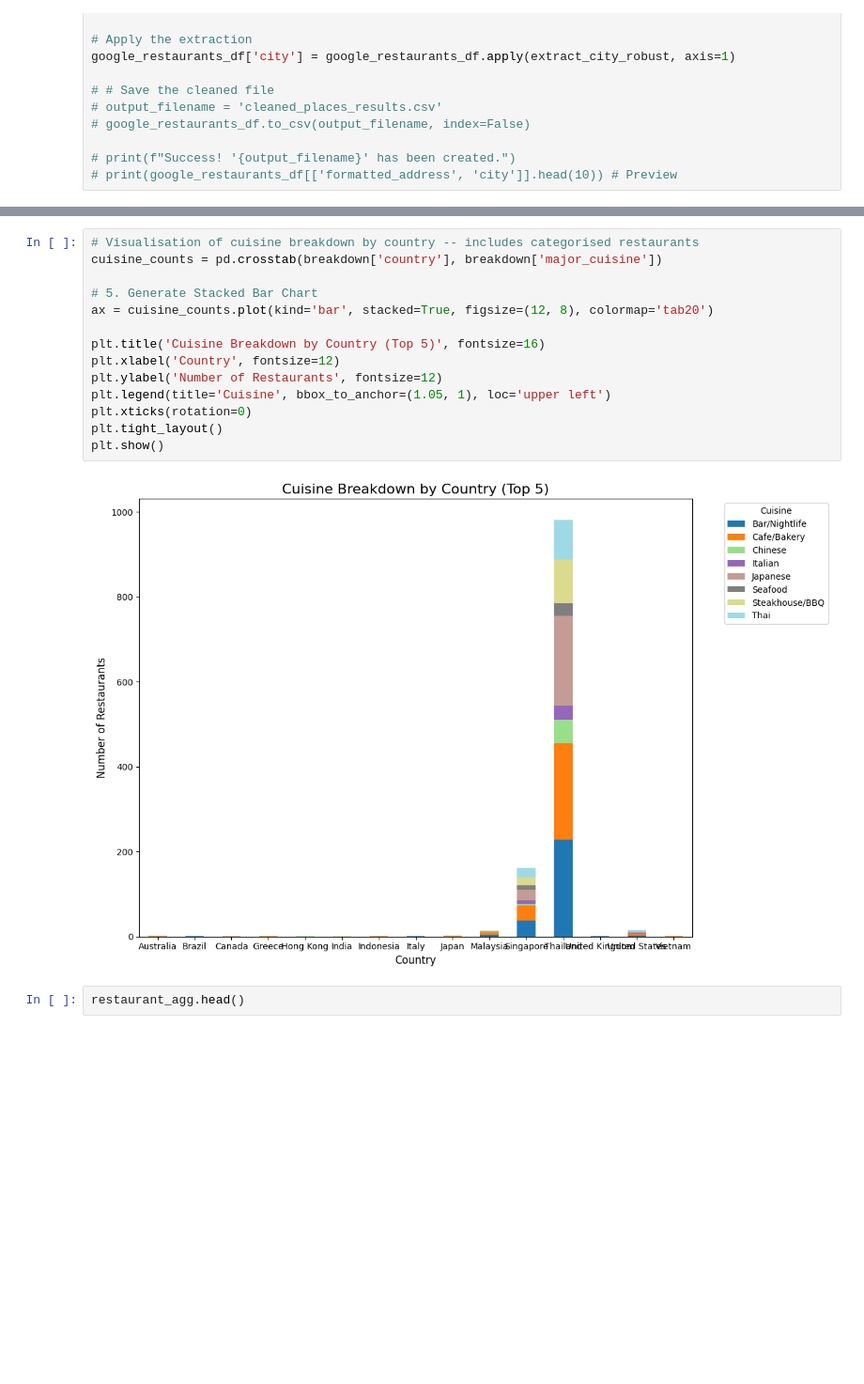
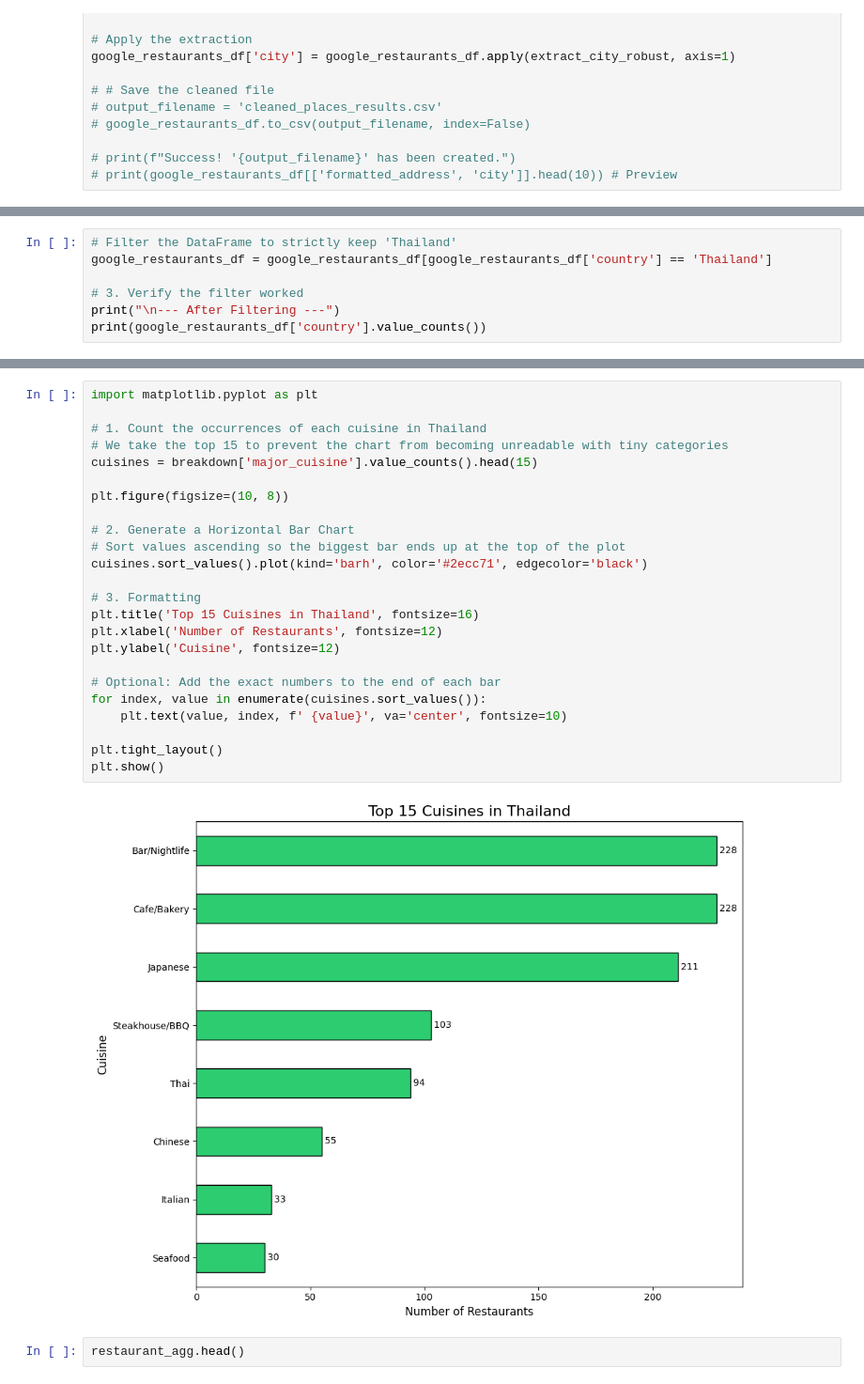
Before and after one commit to liyunling2/OPE, a Jupyter notebook: _1_eda/main.ipynb, the cells around one changed output, grey strips where cells are left out. Shown at 94% size. Drawn from its saved outputs; the diff is of its cells as text; blank space fills up the shorter version.

Commit message:
filtered thailand only restaurants in momentum.iypnb for subsequent clustering analysis & beyond

```diff
--- a/_1_eda/main.ipynb
+++ b/_1_eda/main.ipynb
@@ -579,3 +573,10 @@ Passing `palette` without assigning `hue` is deprecated and will be removed in v
 
   sns.barplot(data=country_counts.head(10), x='Count', y='Country', palette='magma')
 [figure]
+# %%
+# Filter the DataFrame to strictly keep 'Thailand'
+google_restaurants_df = google_restaurants_df[google_restaurants_df['country'] == 'Thailand']
+
+# 3. Verify the filter worked
+print("\n--- After Filtering ---")
+print(google_restaurants_df['country'].value_counts())
@@ -720,19 +711,29 @@ plt.show()
 # %%
-# Visualisation of cuisine breakdown by country -- includes categorised restaurants
-cuisine_counts = pd.crosstab(breakdown['country'], breakdown['major_cuisine'])
+import matplotlib.pyplot as plt
 
-# 5. Generate Stacked Bar Chart
-ax = cuisine_counts.plot(kind='bar', stacked=True, figsize=(12, 8), colormap='tab20')
+# 1. Count the occurrences of each cuisine in Thailand
+# We take the top 15 to prevent the chart from becoming unreadable with tiny categories
+cuisines = breakdown['major_cuisine'].value_counts().head(15)
 
-plt.title('Cuisine Breakdown by Country (Top 5)', fontsize=16)
-plt.xlabel('Country', fontsize=12)
-plt.ylabel('Number of Restaurants', fontsize=12)
-plt.legend(title='Cuisine', bbox_to_anchor=(1.05, 1), loc='upper left')
-plt.xticks(rotation=0)
+plt.figure(figsize=(10, 8))
+
+# 2. Generate a Horizontal Bar Chart
+# Sort values ascending so the biggest bar ends up at the top of the plot
+cuisines.sort_values().plot(kind='barh', color='#2ecc71', edgecolor='black')
+
+# 3. Formatting
+plt.title('Top 15 Cuisines in Thailand', fontsize=16)
+plt.xlabel('Number of Restaurants', fontsize=12)
+plt.ylabel('Cuisine', fontsize=12)
+
+# Optional: Add the exact numbers to the end of each bar
+for index, value in enumerate(cuisines.sort_values()):
+    plt.text(value, index, f' {value}', va='center', fontsize=10)
+
 plt.tight_layout()
 plt.show()
 # %% [output]
-[figure, old version]
+[figure, new version]
 # %%
 restaurant_agg.head()
 # %% [output]
```
Also changed, not shown: parts of 20 cells of this notebook, 4 other files.
